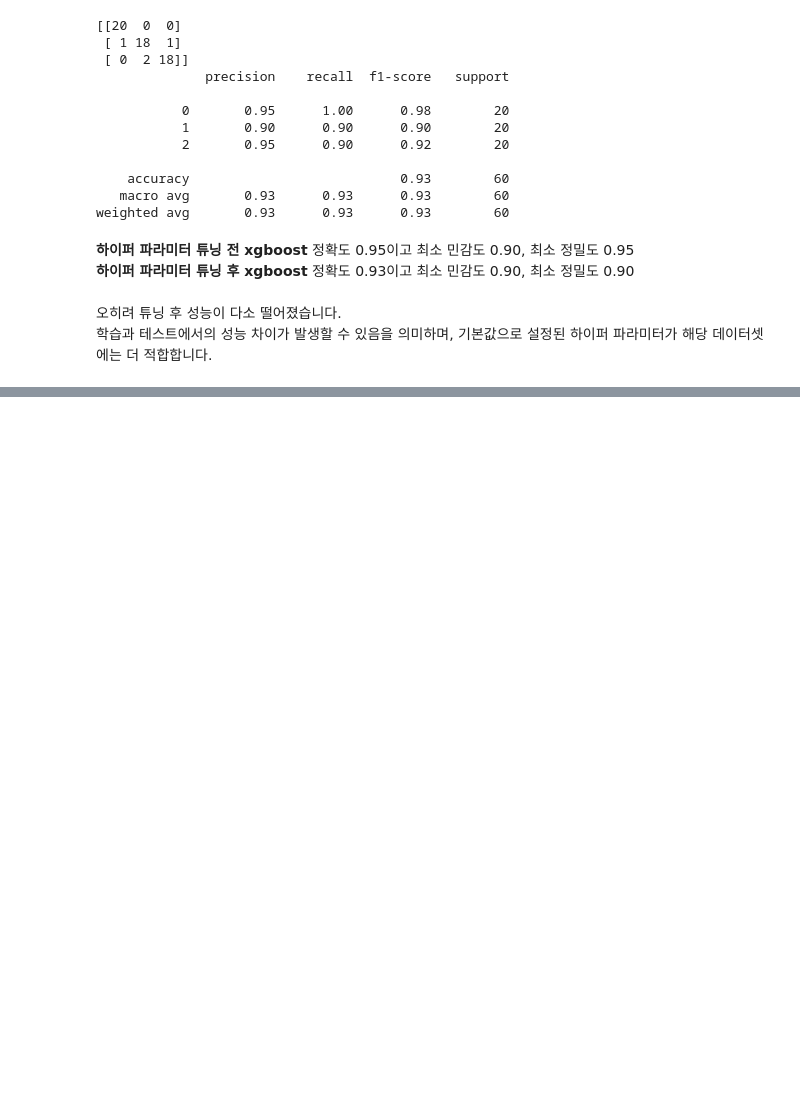
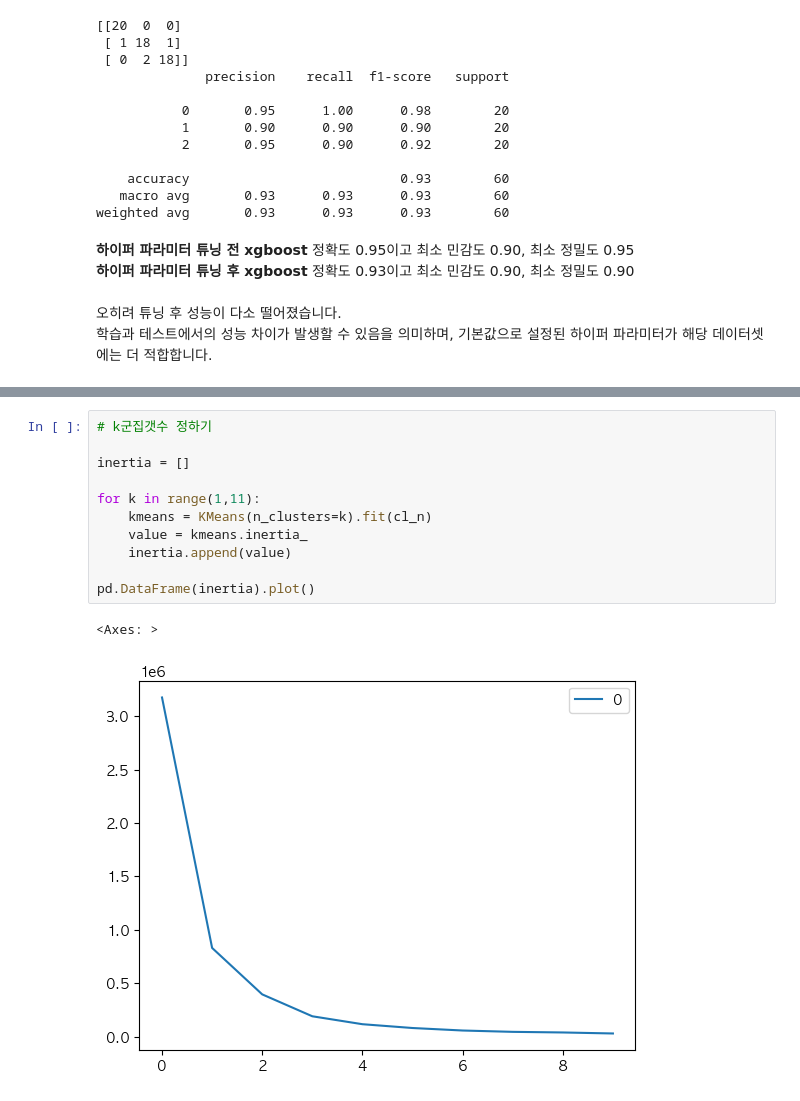
Before and after one commit to hyejinbeck/Chick-Growth, a Jupyter notebook: Analysis.ipynb, the cells around one changed output, grey strips where cells are left out. Cells and saved outputs as stored; diff of their text form; blank space fills up the shorter version.

```diff
--- a/Analysis.ipynb
+++ b/Analysis.ipynb
@@ -2229,0 +2301,14 @@ weighted avg       0.93      0.93      0.93        60
+# %%
+# k군집갯수 정하기
+
+inertia = []
+
+for k in range(1,11):
+    kmeans = KMeans(n_clusters=k).fit(cl_n)
+    value = kmeans.inertia_
+    inertia.append(value)
+
+pd.DataFrame(inertia).plot()
+# %% [output]
+<Axes: >
+[figure, added]
```
Also changed, not shown: parts of 114 cells of this notebook, 2 other files.
